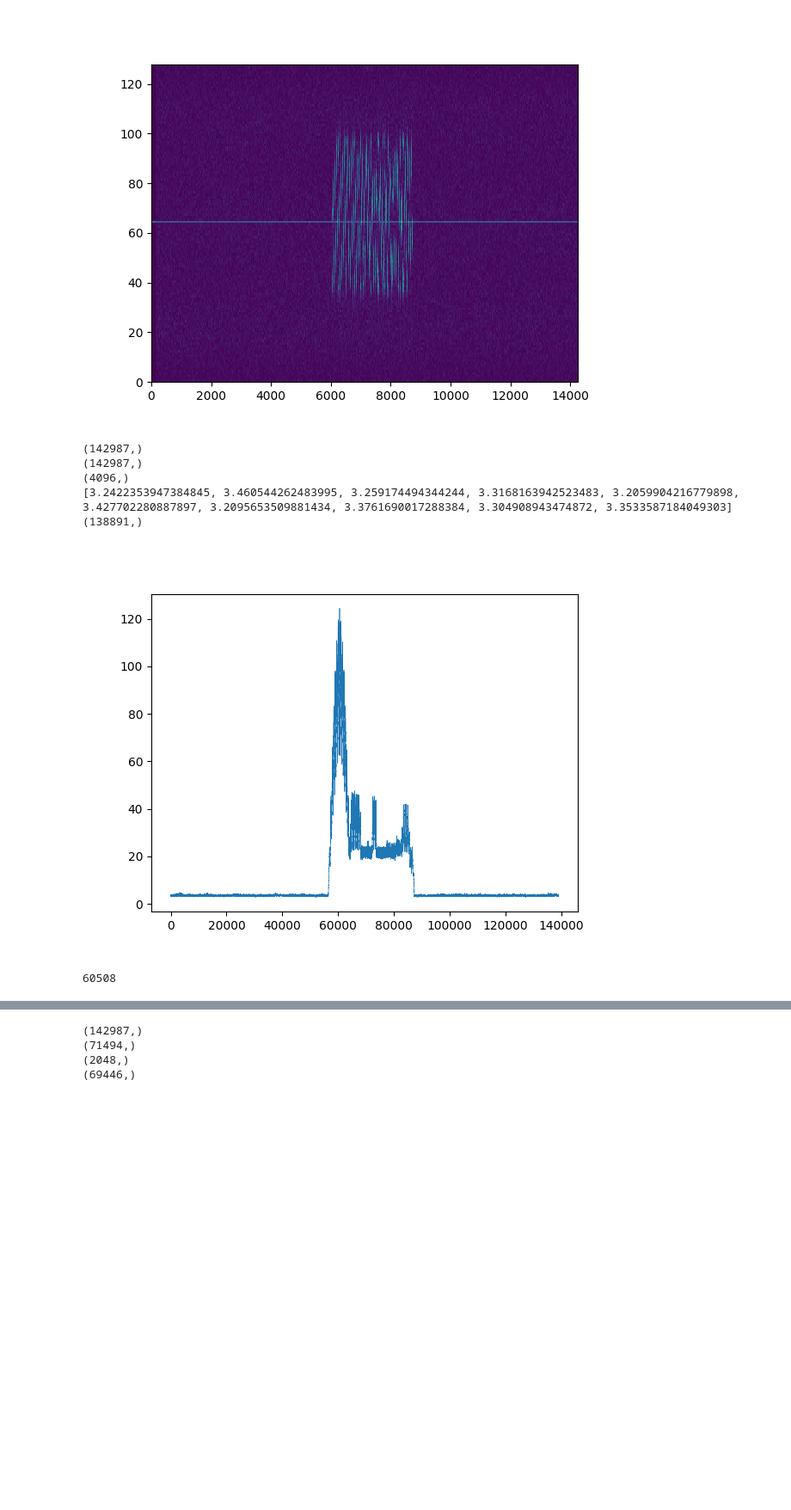
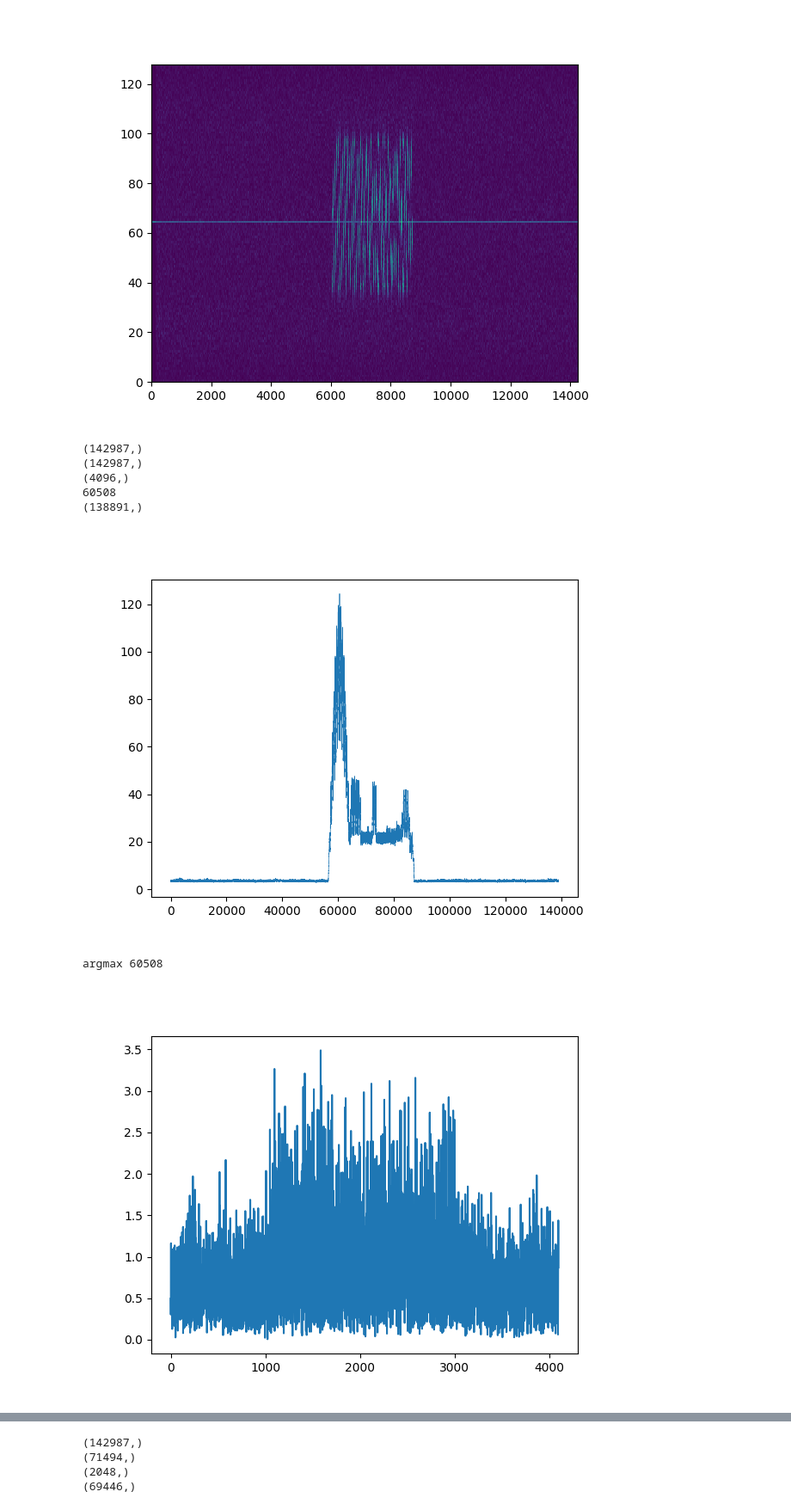
Before and after one commit to xsun2445/ee595hws, a Jupyter notebook: hw1/test.ipynb, the cells around one changed output, grey strips where cells are left out. Shown at 86% size. Saved outputs shown, nothing was run; the diff lists cells and outputs as text; code cells hidden in the pictures; blank space fills up the shorter version.

```diff
--- a/hw1/test.ipynb
+++ b/hw1/test.ipynb
@@ -782,39 +783,52 @@ print(preamble.shape)
 # preamble = dc.flatten()
 
 res = []
+max_fft = None
+max_val = 0
+max_idx = 0
 
 for i in range(len(raw)-len(preamble)):
     # res.append(np.max(abs(np.fft.fft(raw[i:i+len(preamble)]*preamble))))
-    res.append(np.max(abs(np.fft.fft(raw[i:i+len(preamble)]*preamble))))
+    ffttemp = abs(np.fft.fft(raw[i:i+len(preamble)]*preamble))
+    res.append(np.max(ffttemp))
+    if len(res) > 2 and res[-1] > max_val:
+        max_val = res[-1]
+        max_idx = i
+        max_fft = ffttemp
 
-print(res[:10])
+print(max_idx)
 
 res = np.array(res)
 print(res.shape)
 
 # plt.figure()
 # # plt.imshow()
 # plt.pcolormesh(abs(res.T))
 # # print(stft[0])
 # plt.show()
 
 
 
 plt.figure()
 # plt.plot(res, linewidth = 0.2)
 # plt.plot(np.max(abs(res), axis=1), linewidth=0.2)
 plt.plot(res, linewidth=0.5)
 plt.show()
 
-print(np.argmax(res))
+print('argmax', np.argmax(res))
+
+plt.figure()
+plt.plot(np.fft.fftshift(ffttemp))
+plt.show()
 # %% [output]
 (142987,)
 (142987,)
 (4096,)
-[3.2422353947384845, 3.460544262483995, 3.259174494344244, 3.3168163942523483, 3.2059904216779898, 3.427702280887897, 3.2095653509881434, 3.3761690017288384, 3.304908943474872, 3.3533587184049303]
+60508
 (138891,)
 [figure]
-60508
+argmax 60508
+[figure, added]
 # %%
 rf_freq = 915e6    # carrier frequency 470 MHz, used to correct clock drift
 sf = 8             # spreading factor SF7
```
Also changed, not shown: parts of 8 cells of this notebook, 3 other files.
